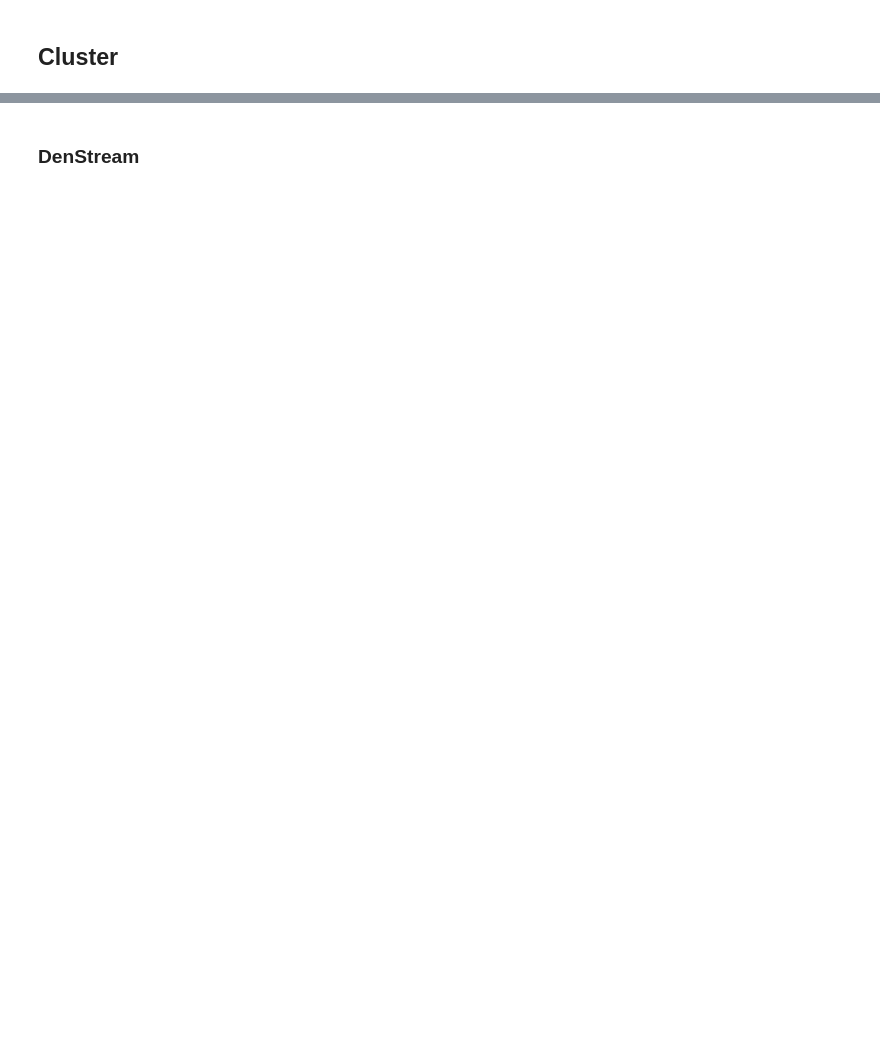
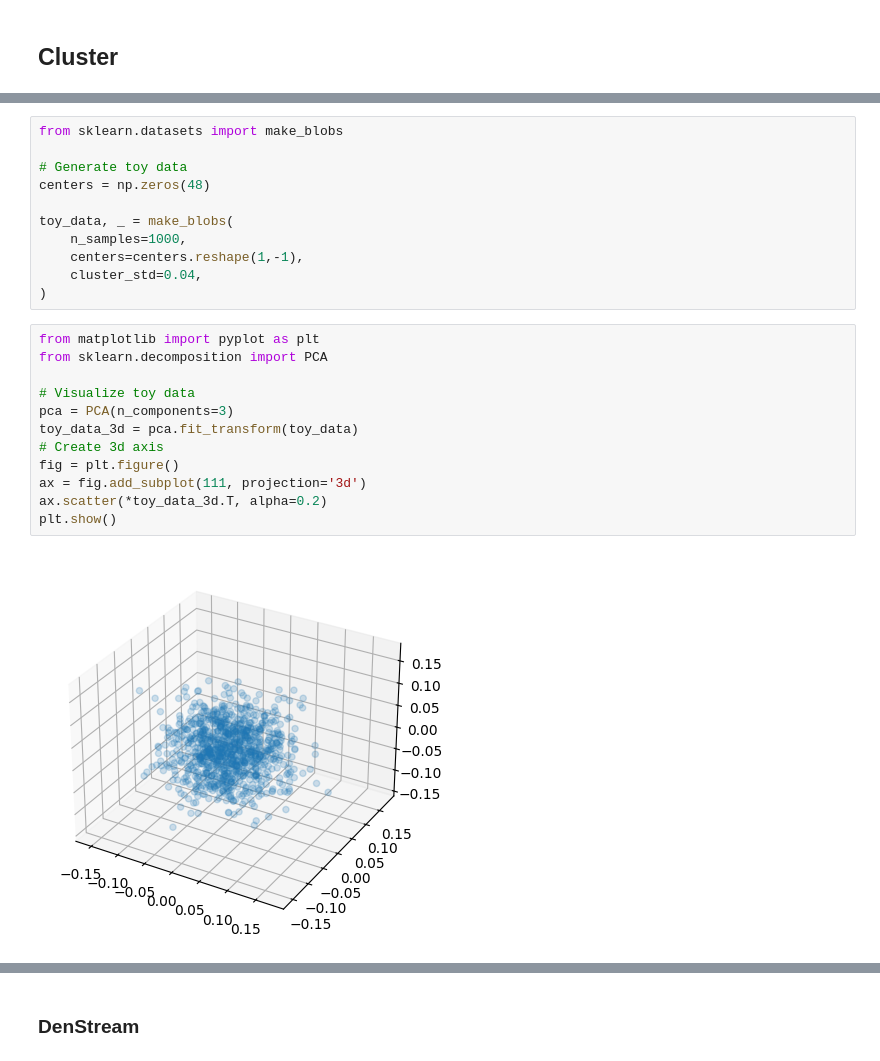
Before and after one commit to CayJoBla/ReducedEncoders, a Jupyter notebook: clustering.ipynb, the cells around one changed output, grey strips where cells are left out. Saved outputs shown, nothing was run; the diff lists cells and outputs as text; blank space fills up the shorter version.

```diff
--- a/clustering.ipynb
+++ b/clustering.ipynb
@@ -45,0 +93,25 @@ embeddings = tokenized.map(encode, batched=True, batch_size=100, remove_columns=
+# %%
+from sklearn.datasets import make_blobs
+
+# Generate toy data
+centers = np.zeros(48)
+
+toy_data, _ = make_blobs(
+    n_samples=1000,
+    centers=centers.reshape(1,-1),
+    cluster_std=0.04,
+)
+# %%
+from matplotlib import pyplot as plt
+from sklearn.decomposition import PCA
+
+# Visualize toy data
+pca = PCA(n_components=3)
+toy_data_3d = pca.fit_transform(toy_data)
+# Create 3d axis
+fig = plt.figure()
+ax = fig.add_subplot(111, projection='3d')
+ax.scatter(*toy_data_3d.T, alpha=0.2)
+plt.show()
+# %% [output]
+[figure, added]
```
Also changed, not shown: parts of 34 cells of this notebook, 2 other files.
